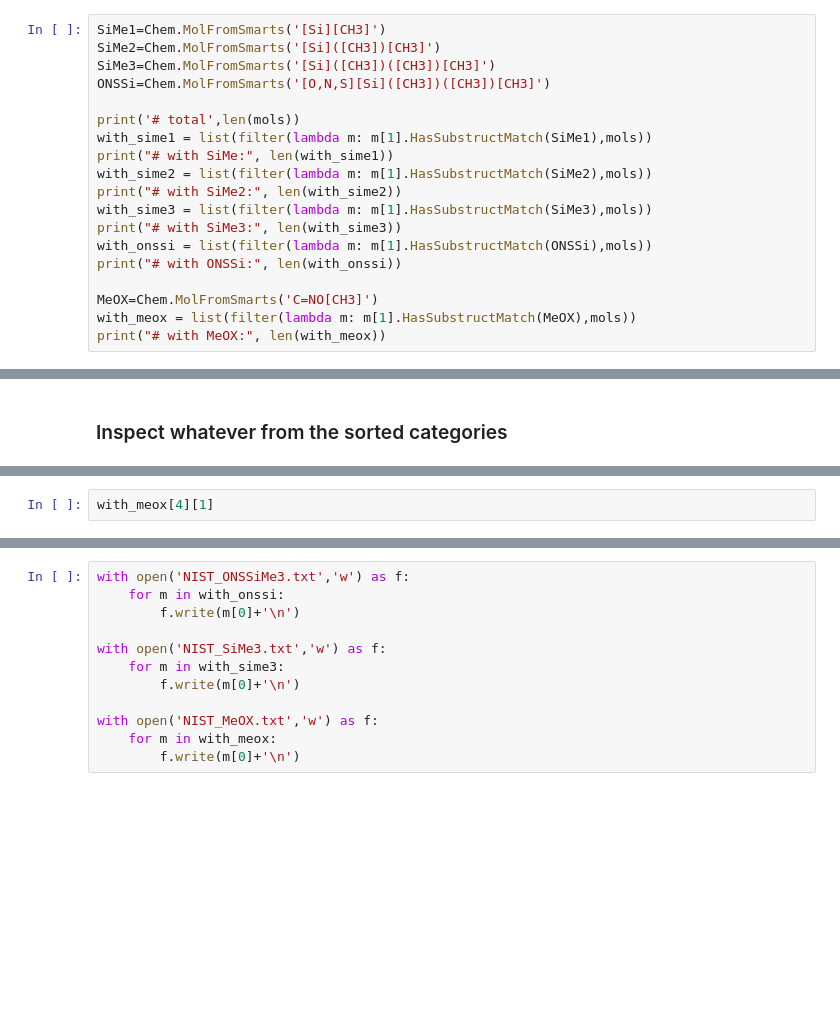
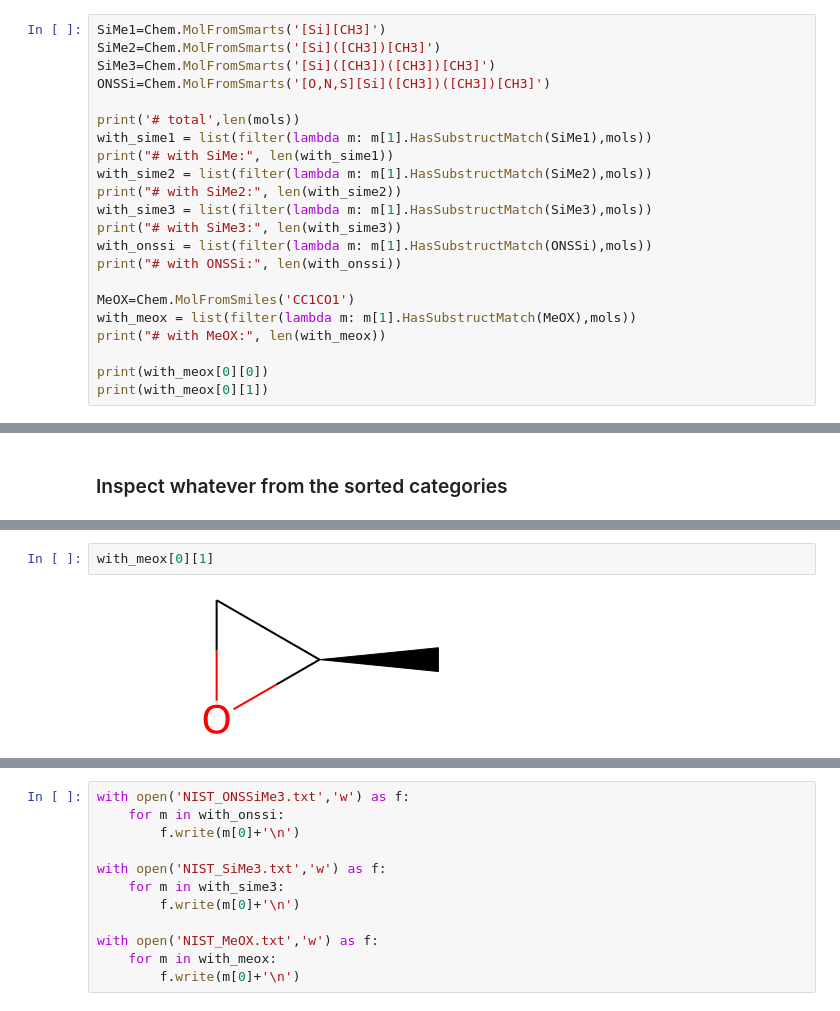
Before and after one commit to maximskorik/gc_derivatization, a Jupyter notebook: example/derivatization.ipynb, the cells around one changed output, grey strips where cells are left out. Drawn from its saved outputs; the diff is of its cells as text; blank space fills up the shorter version.

```diff
--- a/example/derivatization.ipynb
+++ b/example/derivatization.ipynb
@@ -112,6 +131,9 @@ print("# with SiMe3:", len(with_sime3))
 with_onssi = list(filter(lambda m: m[1].HasSubstructMatch(ONSSi),mols))
 print("# with ONSSi:", len(with_onssi))
 
-MeOX=Chem.MolFromSmarts('C=NO[CH3]')
+MeOX=Chem.MolFromSmiles('CC1CO1')
 with_meox = list(filter(lambda m: m[1].HasSubstructMatch(MeOX),mols))
 print("# with MeOX:", len(with_meox))
+
+print(with_meox[0][0])
+print(with_meox[0][1])
@@ -126,2 +168,4 @@ draw3d(with_onssi[52][1])
 # %%
-with_meox[4][1]
+with_meox[0][1]
+# %% [output]
+[figure, added]
```
Also changed, not shown: parts of 16 cells of this notebook, 3 other files.
